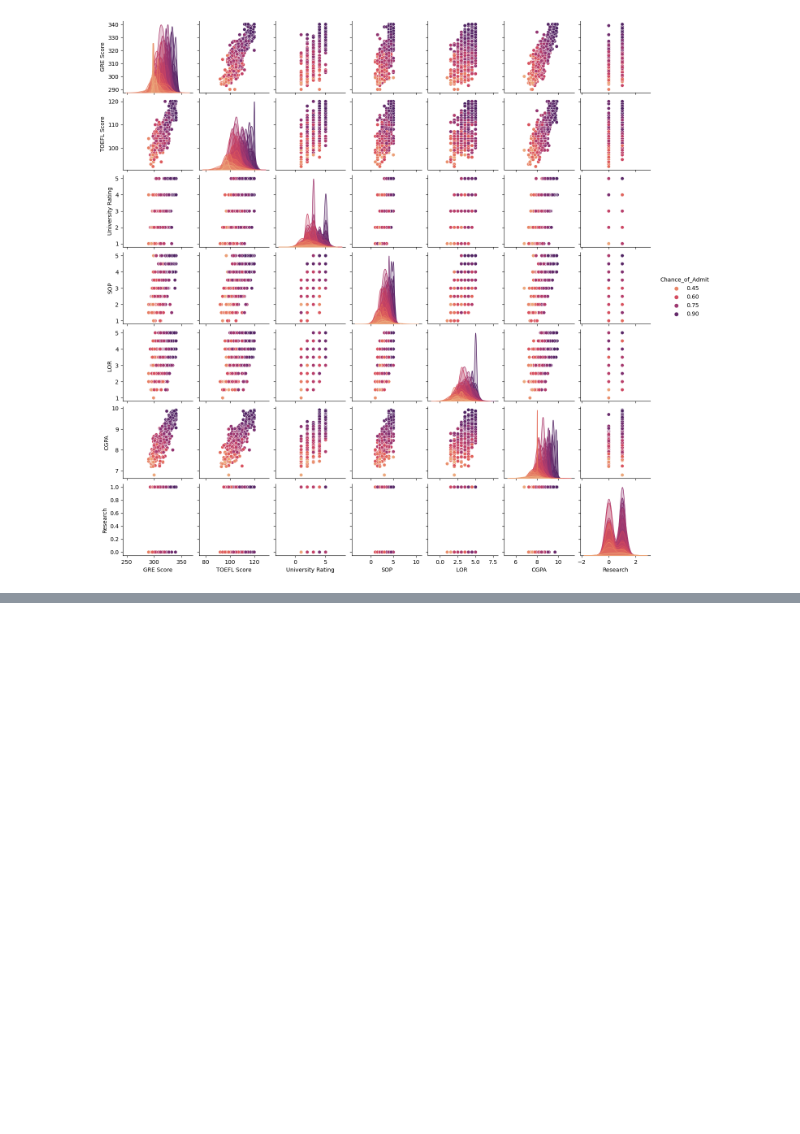
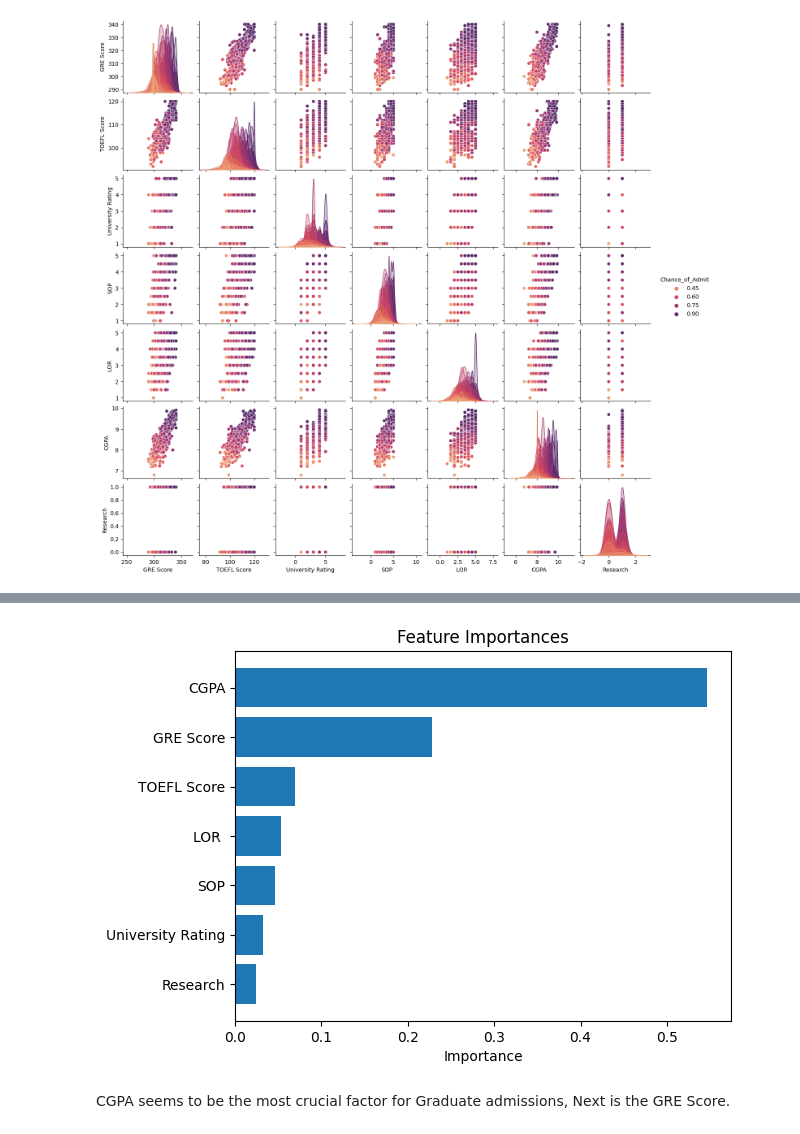
Before and after one commit to PPraveen2230/InternSavy---Task---1, a Jupyter notebook: TASK - 1 - graduate admission prediction.ipynb, the cells around one changed output, grey strips where cells are left out. Cells and saved outputs as stored; diff of their text form; code cells hidden in the pictures; blank space fills up the shorter version.

```diff
--- a/TASK - 1 - graduate admission prediction.ipynb
+++ b/TASK - 1 - graduate admission prediction.ipynb
@@ -186,0 +484,18 @@ X_train, X_test, y_train, y_test = train_test_split(X, y, test_size=0.2, random_
+# %%
+classifier = RandomForestRegressor()
+classifier.fit(X,y)
+feature_names = X.columns
+importance_frame = pd.DataFrame()
+importance_frame['Features'] = X.columns
+importance_frame['Importance'] = classifier.feature_importances_
+importance_frame = importance_frame.sort_values(by=['Importance'], ascending=True)
+# %%
+plt.barh([1,2,3,4,5,6,7], importance_frame['Importance'], align='center', alpha=1)
+plt.yticks([1,2,3,4,5,6,7], importance_frame['Features'])
+plt.xlabel('Importance')
+plt.title('Feature Importances')
+plt.show()
+# %% [output]
+[figure, added]
+# %% [markdown]
+CGPA seems to be the most crucial factor for Graduate admissions, Next is the GRE Score.
```
Also changed, not shown: parts of 34 cells of this notebook.
